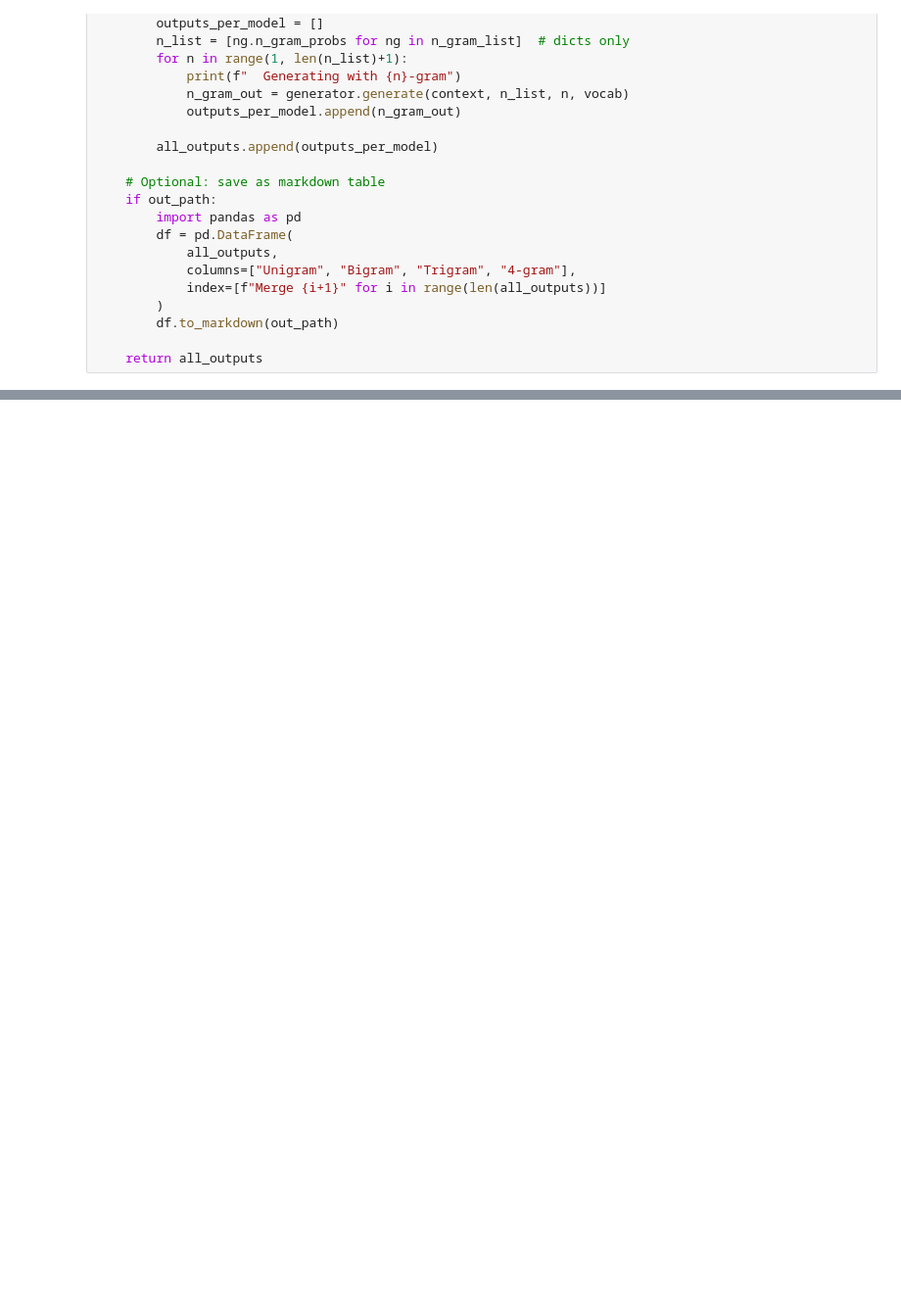
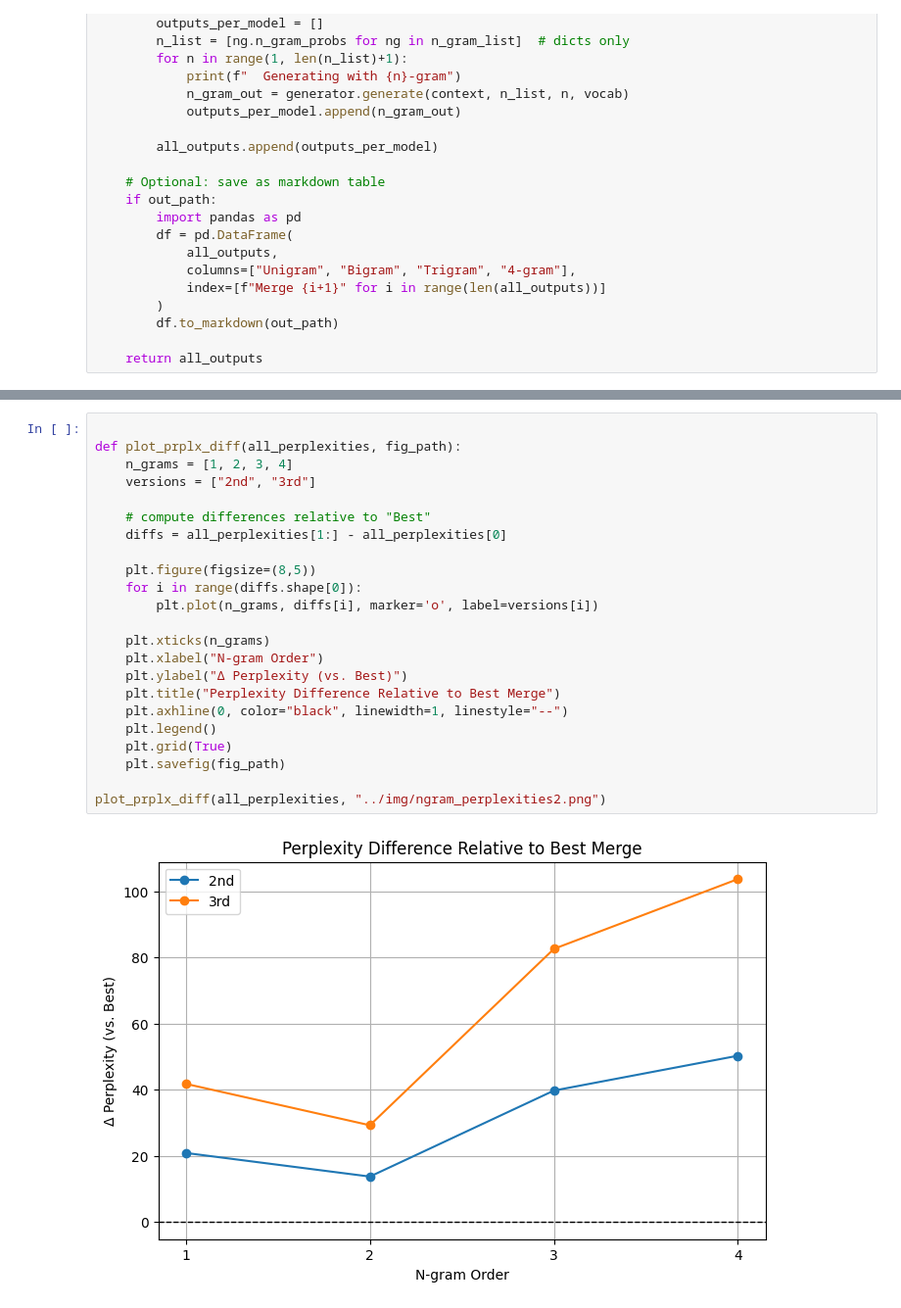
Before and after one commit to Ally511/GPT, a Jupyter notebook: n_gram/ngram.ipynb, the cells around one changed output, grey strips where cells are left out. Shown: that part at 98% size. Saved outputs shown, nothing was run; the diff lists cells and outputs as text; blank space fills up the shorter version.

```diff
--- a/n_gram/ngram.ipynb
+++ b/n_gram/ngram.ipynb
@@ -182,0 +218,25 @@ print(all_text_output)
+# %%
+
+def plot_prplx_diff(all_perplexities, fig_path):
+    n_grams = [1, 2, 3, 4]
+    versions = ["2nd", "3rd"]
+
+    # compute differences relative to "Best"
+    diffs = all_perplexities[1:] - all_perplexities[0]
+
+    plt.figure(figsize=(8,5))
+    for i in range(diffs.shape[0]):
+        plt.plot(n_grams, diffs[i], marker='o', label=versions[i])
+
+    plt.xticks(n_grams)
+    plt.xlabel("N-gram Order")
+    plt.ylabel("Δ Perplexity (vs. Best)")
+    plt.title("Perplexity Difference Relative to Best Merge")
+    plt.axhline(0, color="black", linewidth=1, linestyle="--")
+    plt.legend()
+    plt.grid(True)
+    plt.savefig(fig_path)
+
+plot_prplx_diff(all_perplexities, "../img/ngram_perplexities2.png")
+# %% [output]
+[figure, added]
```
Also changed, not shown: parts of 20 cells of this notebook, 2 other files.
